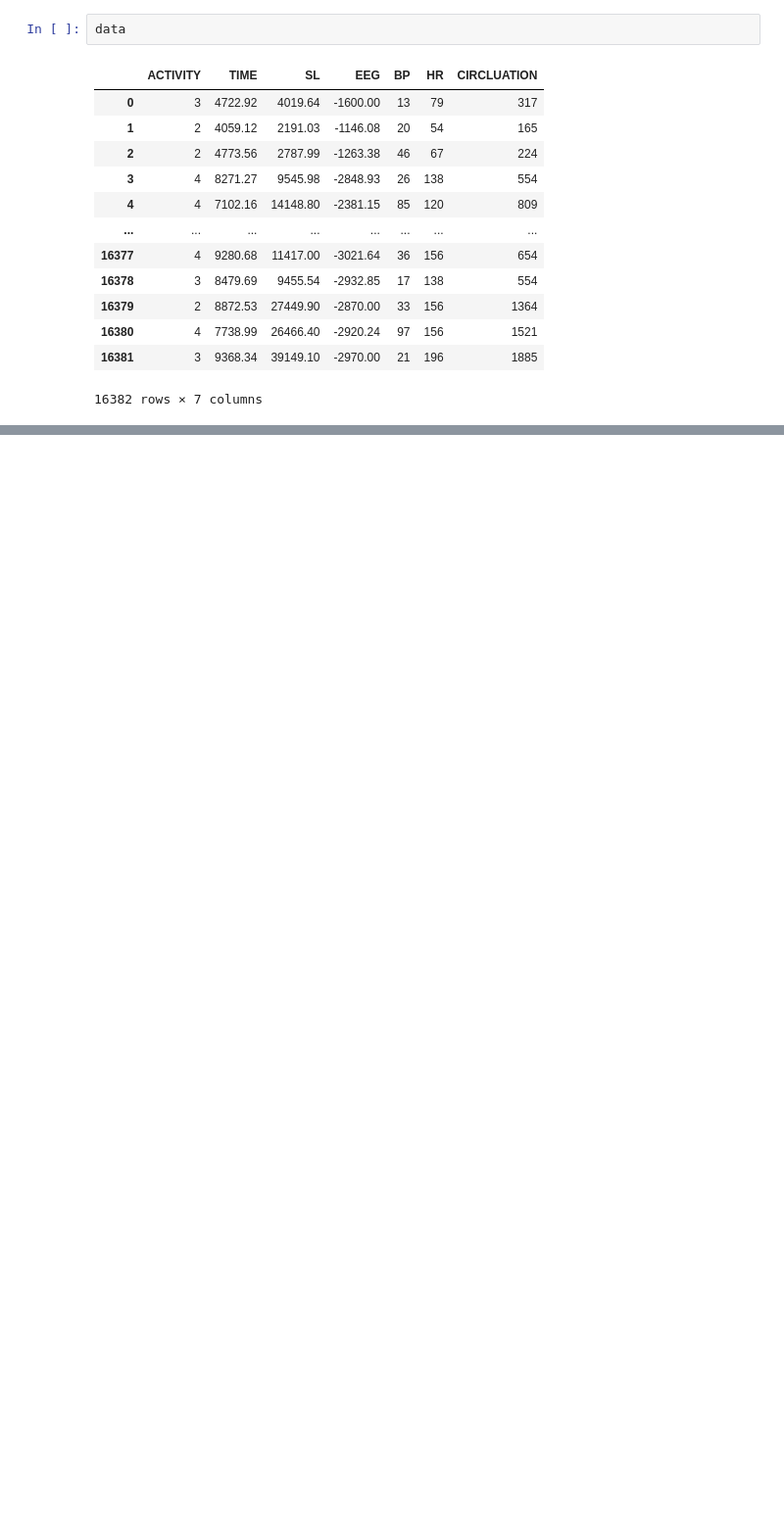
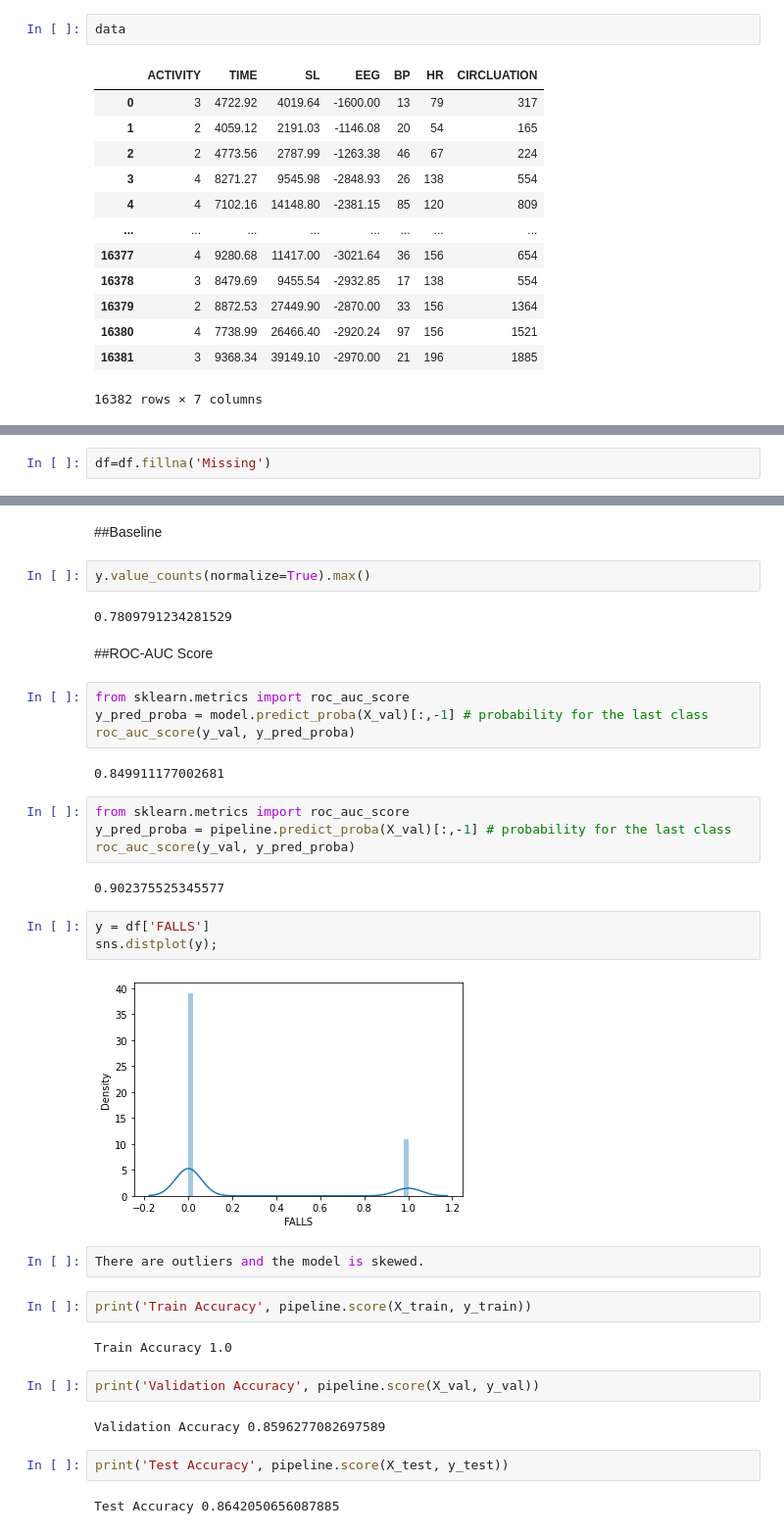
Before and after one commit to jraval/Unit2BuildProjectLambda, a Jupyter notebook: Unit2BuildDSPT10.ipynb, the cells around one changed output, grey strips where cells are left out. Shown: that part at 98% size. Drawn from its saved outputs; the diff is of its cells as text; blank space fills up the shorter version.

```diff
--- a/Unit2BuildDSPT10.ipynb
+++ b/Unit2BuildDSPT10.ipynb
@@ -38,0 +250,2 @@ data
+# %%
+df=df.fillna('Missing')
@@ -38,0 +360,39 @@ data
+# %% [markdown]
+##Baseline
+# %%
+y.value_counts(normalize=True).max()
+# %% [output]
+0.7809791234281529
+# %% [markdown]
+##ROC-AUC Score
+# %%
+from sklearn.metrics import roc_auc_score
+y_pred_proba = model.predict_proba(X_val)[:,-1] # probability for the last class
+roc_auc_score(y_val, y_pred_proba)
+# %% [output]
+0.849911177002681
+# %%
+from sklearn.metrics import roc_auc_score
+y_pred_proba = pipeline.predict_proba(X_val)[:,-1] # probability for the last class
+roc_auc_score(y_val, y_pred_proba)
+# %% [output]
+0.902375525345577
+# %%
+y = df['FALLS']
+sns.distplot(y);
+# %% [output]
+[figure, added]
+# %%
+There are outliers and the model is skewed.
+# %%
+print('Train Accuracy', pipeline.score(X_train, y_train))
+# %% [output]
+Train Accuracy 1.0
+# %%
+print('Validation Accuracy', pipeline.score(X_val, y_val))
+# %% [output]
+Validation Accuracy 0.8596277082697589
+# %%
+print('Test Accuracy', pipeline.score(X_test, y_test))
+# %% [output]
+Test Accuracy 0.8642050656087885
```
Also changed, not shown: parts of 40 cells of this notebook.
